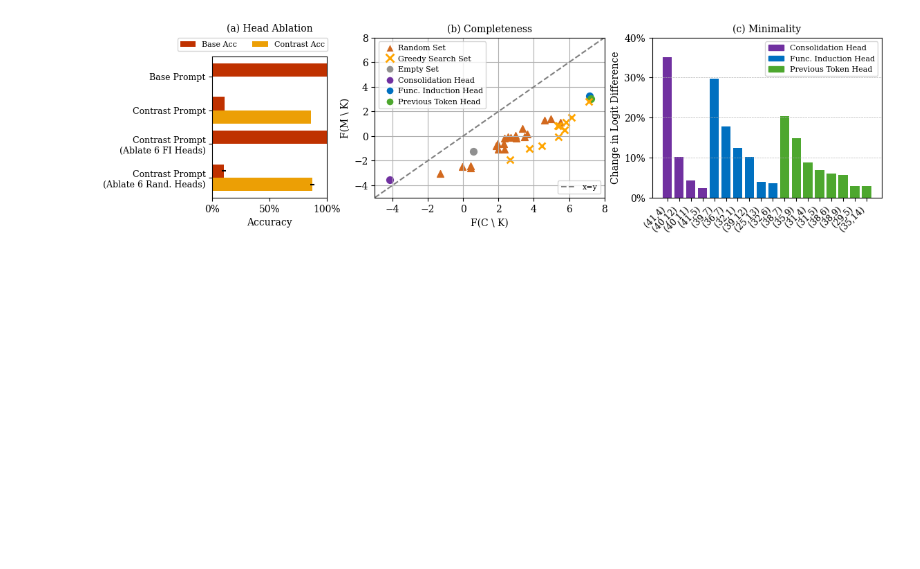
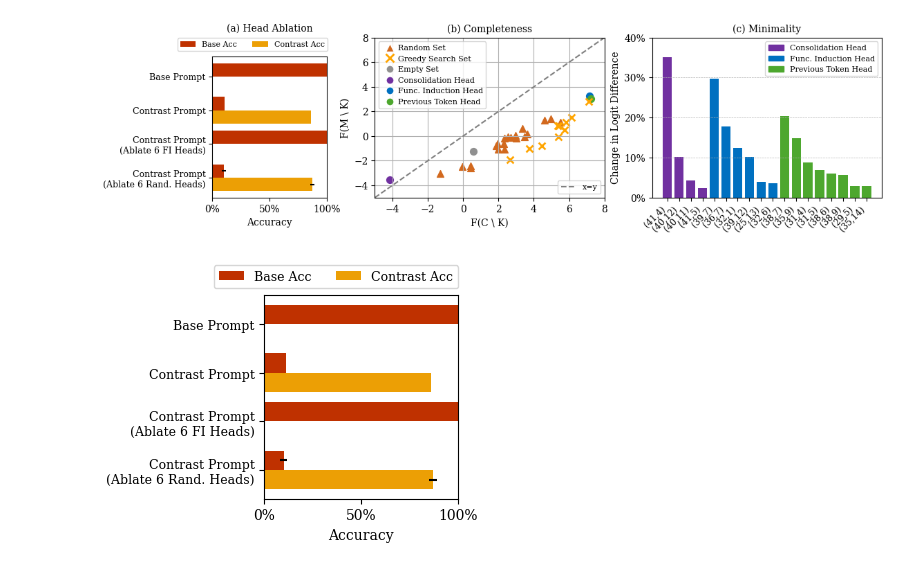
Before and after one commit to INK-USC/function-induction, a Jupyter notebook: 3_circuit_eval_and_analysis/circuit_eval.ipynb, the cells around one changed output. Drawn from its saved outputs; the diff is of its cells as text; code cells hidden in the pictures; blank space fills up the shorter version.

```diff
--- a/3_circuit_eval_and_analysis/circuit_eval.ipynb
+++ b/3_circuit_eval_and_analysis/circuit_eval.ipynb
@@ -1,5 +1,5 @@
 # %%
-device = "cuda:6"
+device = "cuda:0"
 # %% [markdown]
 ### Helper
 # %%
@@ -384,3 +384,49 @@ plt.savefig("figures/circuit_eval.pdf", dpi=300, bbox_inches='tight', pad_inches
 plt.show()
 # %% [output]
 [figure]
+# %%
+fig1, ax0 = plt.subplots(figsize=(2.5, 3))  # separate figure
+
+ax0_result = {'base': (1.0, 0.0),
+    'contrast': (0.11, 0.86),
+    'contrast_fih': (1.0, 0.0),
+    'contrast_rh': (0.1, 0.8720000000000001),
+    'contrast_rh_std': (0.01673320053068151, 0.019390719429665335)
+}
+
+y1 = [ax0_result[key][0] for key in ["base", "contrast", "contrast_fih", "contrast_rh"]]
+y2 = [ax0_result[key][1] for key in ["base", "contrast", "contrast_fih", "contrast_rh"]]
+
+std1 = [0, 0, 0] + [ax0_result["contrast_rh_std"][0]]
+std2 = [0, 0, 0] + [ax0_result["contrast_rh_std"][1]]
+
+labels = ["Base Prompt", "Contrast Prompt", "Contrast Prompt\n(Ablate 6 FI Heads)", "Contrast Prompt\n(Ablate 6 Rand. Heads)"]
+
+
+x = np.arange(len(y1))  # the label locations
+width = 0.4  # the width of the bars
+
+# fig, ax = plt.subplots(figsize=(4, 3.5))
+rects2 = ax0.barh(x + width/2, y1[::-1], width, xerr=std1[::-1], label='Base Acc', color="#bf3100")
+rects1 = ax0.barh(x - width/2, y2[::-1], width, xerr=std2[::-1], label='Contrast Acc', color="#ec9f05")
+
+# Add labels, title, and legend
+ax0.set_xlabel("Accuracy")
+ax0.set_yticks(x)
+ax0.set_yticklabels(labels[::-1], fontsize=9)
+ax0.set_xticks([0, 0.5, 1.0])
+ax0.set_xticklabels(["0%", "50%", "100%"])
+ax0.legend(bbox_to_anchor=(0.37, 1.18), loc='upper center', ncol=2, fontsize=9)
+# ax0.set_ylim(-0.5, 4.5)
+ax0.set_xlim(0, 1)
+
+# ax0.set_title("(a) Head Ablation", y=1.14, fontsize=10)
+
+pos = ax0.get_position()
+ax0.set_position([pos.x0, pos.y0, pos.width, pos.height * 0.88])  # move up + make shorter
+
+# Case 1 poin
+plt.savefig("figures/circuit_eval_part1.pdf", dpi=300, bbox_inches='tight')
+plt.show()
+# %% [output]
+[figure, added]
```
Also changed, not shown: parts of 2 cells of this notebook, 19 other files.
